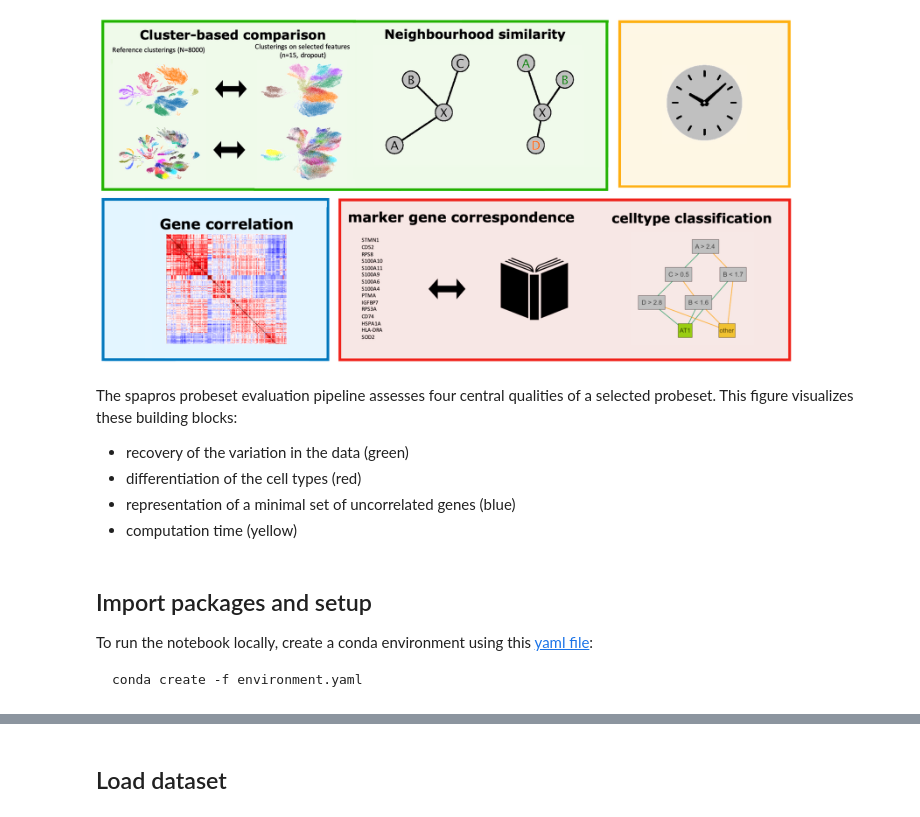
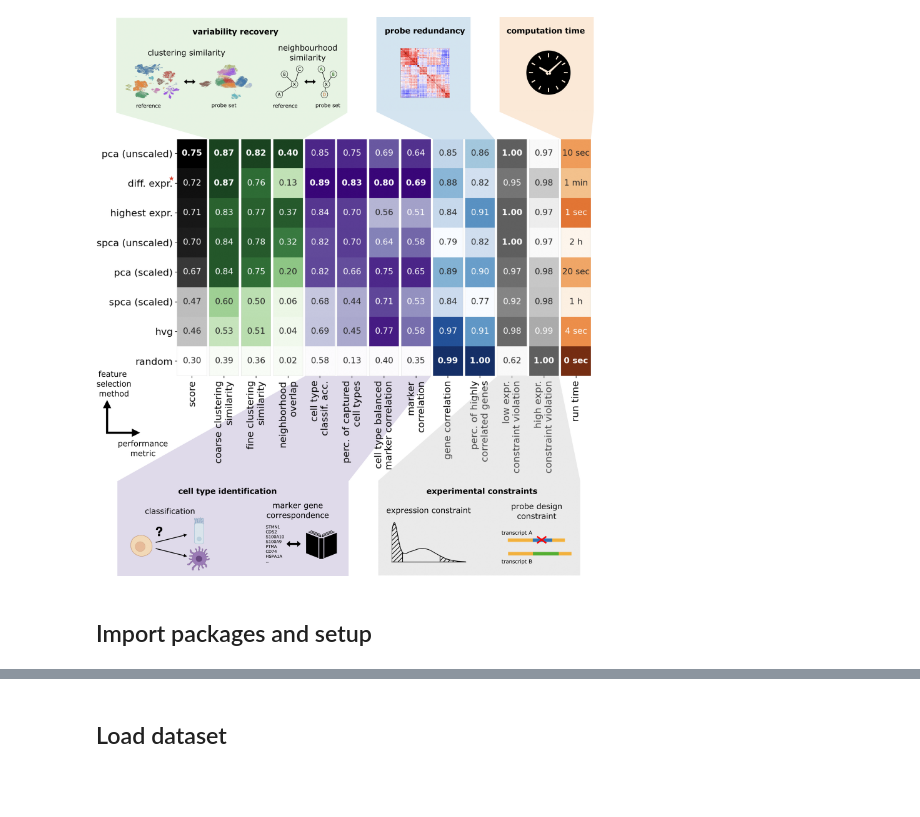
Before and after one commit to theislab/spapros, a Jupyter notebook: docs/_tutorials/spapros_tutorial_basic_evaluation.ipynb, the cells around one changed output, grey strips where cells are left out. Drawn from its saved outputs; the diff is of its cells as text; code cells hidden in the pictures; blank space fills up the shorter version.

Commit message:
Update basic evaluation tutorial

```diff
--- a/docs/_tutorials/spapros_tutorial_basic_evaluation.ipynb
+++ b/docs/_tutorials/spapros_tutorial_basic_evaluation.ipynb
@@ -16,20 +23,9 @@ We examplary evaluate the probeset of 20 genes that was selected in our [basic s
 # %%
-Image("../tutorials/abstract_figures/fig_01.png", width=700, embed=True)
+Image("../_tutorials/abstract_figures/fig1_benchmark.png", width=700, embed=True)
 # %% [output]
-[figure, old version]
+[figure, new version]
-# %% [markdown]
-The spapros probeset evaluation pipeline assesses four central qualities of a selected probeset. This figure visualizes these building blocks:
-
-- recovery of the variation in the data (green)
-- differentiation of the cell types (red)
-- representation of a minimal set of uncorrelated genes (blue)
-- computation time (yellow)
-# %% [markdown]
-## Import packages and setup
-
-To run the notebook locally, create a conda environment using this [yaml file](../requirements_dev.yaml):
-
-    conda create -f environment.yaml
+# %% [markdown]
+## Import packages and setup
 # %%
 import scanpy as sc
 import spapros as sp
```
Also changed, not shown: parts of 12 cells of this notebook, 1 other file.
